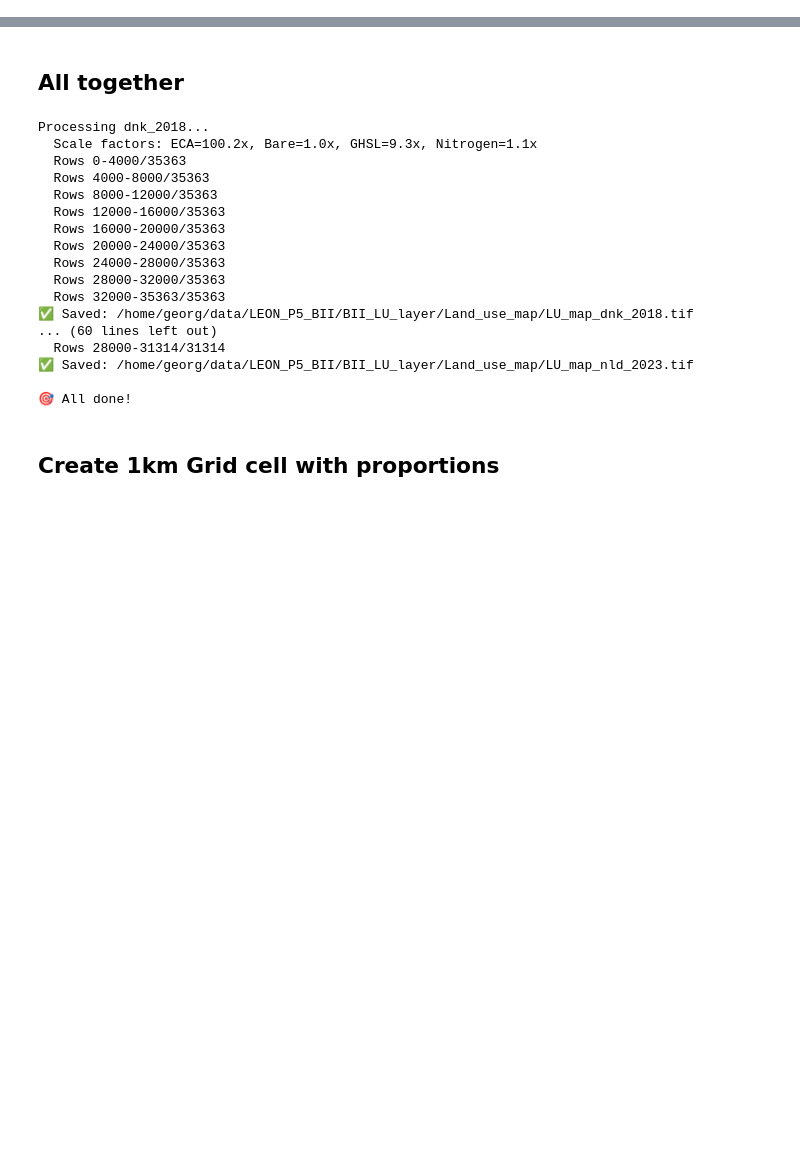
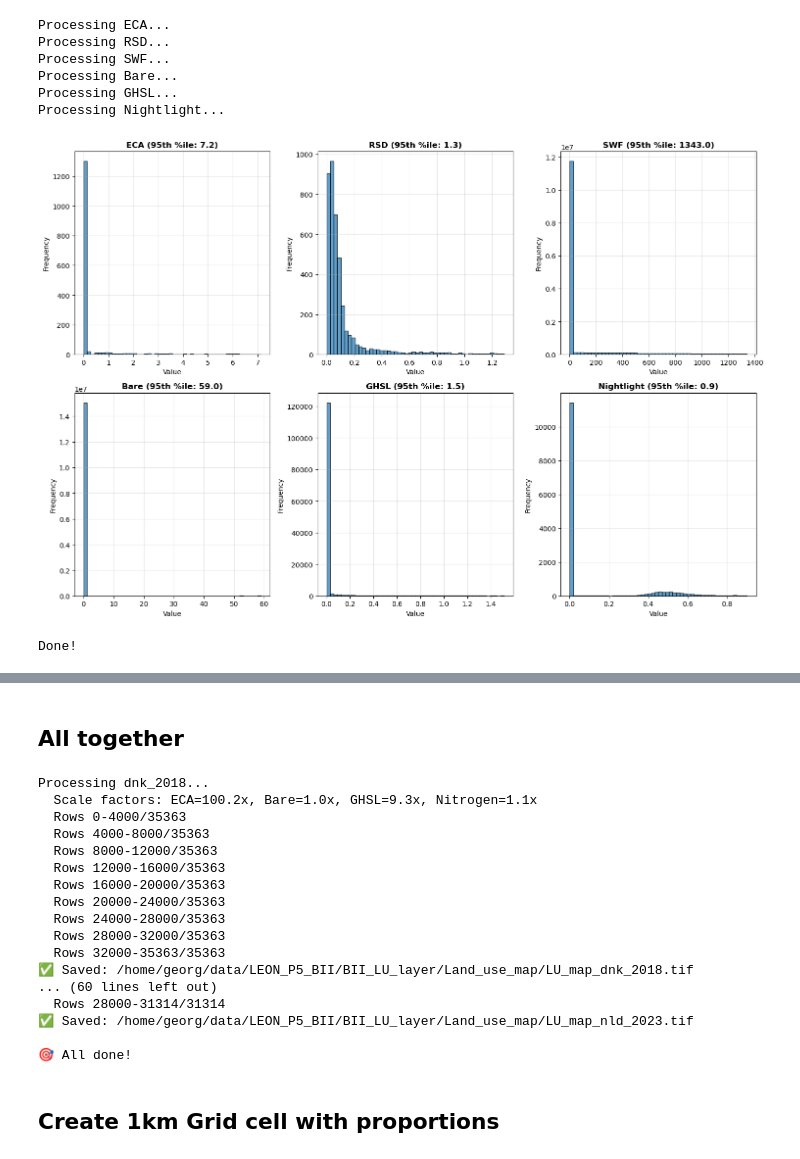
Before and after one commit to Assimila/LEON-P5, a Jupyter notebook: 2_land_use_class.ipynb, the cells around one changed output, grey strips where cells are left out. Drawn from its saved outputs; the diff is of its cells as text; code cells hidden in the pictures; blank space fills up the shorter version.

Commit message:
feat: nightlight prep + v1 lu calc

```diff
--- a/2_land_use_class.ipynb
+++ b/2_land_use_class.ipynb
@@ -60 +84,80 @@ ghsl_nld_18 = "/home/georg/data/LEON_P5_BII/EO_data_prep/GHSL/ghsl_nld_2015.tif"
+# %%
+# Land cover #
+lc_dnk_23 = "/home/georg/data/LEON_P5_BII/EO_data_prep/LC_urban_pasture/lc_urban5_pasture_dnk_2023.tif"
+# Fragmentation #
+eca_dnk_23 = "/home/georg/data/LEON_P5_BII/EO_data_prep/ECA/eca_dnk_2023.tif"
+# Relative Stocking Density RSD #
+rsd_dnk_23 = "/home/georg/data/LEON_P5_BII/EO_data_prep/Grazing_intensity/RSD_dnk_2023.tif"
+# Small Woody Feature Density SWF #
+swf_dnk_23 = "/home/georg/data/LEON_P5_BII/EO_data_prep/Small_Woody_Features/swf_density_500m_gaussian_dnk_2021.tif"
+# Bare #
+bare_dnk_23 = "/home/georg/data/LEON_P5_BII/EO_data_prep/Bare_Total/bare_total_dnk_2023.tif"
+# Settlement #
+ghsl_dnk_23 = "/home/georg/data/LEON_P5_BII/EO_data_prep/GHSL/ghsl_dnk_2025.tif"
+# Nightlight #
+nt_dnk_23 = "/home/georg/data/LEON_P5_BII/EO_data_prep/Nightlight/VIIRS_NTL_DNK_2023.tif"
+# %%
+import matplotlib.pyplot as plt
+import rasterio
+import numpy as np
+import gc
+
+# Load all layers
+layers = {
+    'ECA': eca_dnk_23,
+    'RSD': rsd_dnk_23,
+    'SWF': swf_dnk_23,
+    'Bare': bare_dnk_23,
+    'GHSL': ghsl_dnk_23,
+    'Nightlight': nt_dnk_23
+}
+
+# Create figure
+fig, axes = plt.subplots(2, 3, figsize=(15, 10))
+axes = axes.flatten()
+
+# Plot each layer
+for idx, (name, filepath) in enumerate(layers.items()):
+    print(f"Processing {name}...")
+
+    with rasterio.open(filepath) as src:
+        # Sample every 10th pixel to reduce memory usage
+        data = src.read(1, out_shape=(src.height // 10, src.width // 10))
+
+    # Remove NaN and invalid values
+    valid_data = data[~np.isnan(data)]
+    if name == 'GHSL':
+        valid_data = valid_data[valid_data >= 0]
+    if name == 'RSD':
+        valid_data = valid_data[valid_data >= 0]
+
+    # Calculate percentiles
+    p99 = np.percentile(valid_data, 95)
+
+    # Filter data to 99th percentile for histogram
+    plot_data = valid_data[valid_data <= p99]
+
+    # Plot histogram with fixed number of bins
+    axes[idx].hist(plot_data.flatten(), bins=50, edgecolor='black', alpha=0.7)
+    axes[idx].set_title(f'{name} (95th %ile: {p99:.1f})', fontsize=12, fontweight='bold')
+    axes[idx].set_xlabel('Value')
+    axes[idx].set_ylabel('Frequency')
+    axes[idx].grid(True, alpha=0.3)
+
+    # Clean up
+    del data, valid_data, plot_data
+    gc.collect()
+
+plt.tight_layout()
+plt.show()
+print("Done!")
+# %% [output]
+Processing ECA...
+Processing RSD...
+Processing SWF...
+Processing Bare...
+Processing GHSL...
+Processing Nightlight...
+[figure, added]
+Done!
 # %% [markdown]
```
Also changed, not shown: parts of 10 cells of this notebook, 2 other files.
